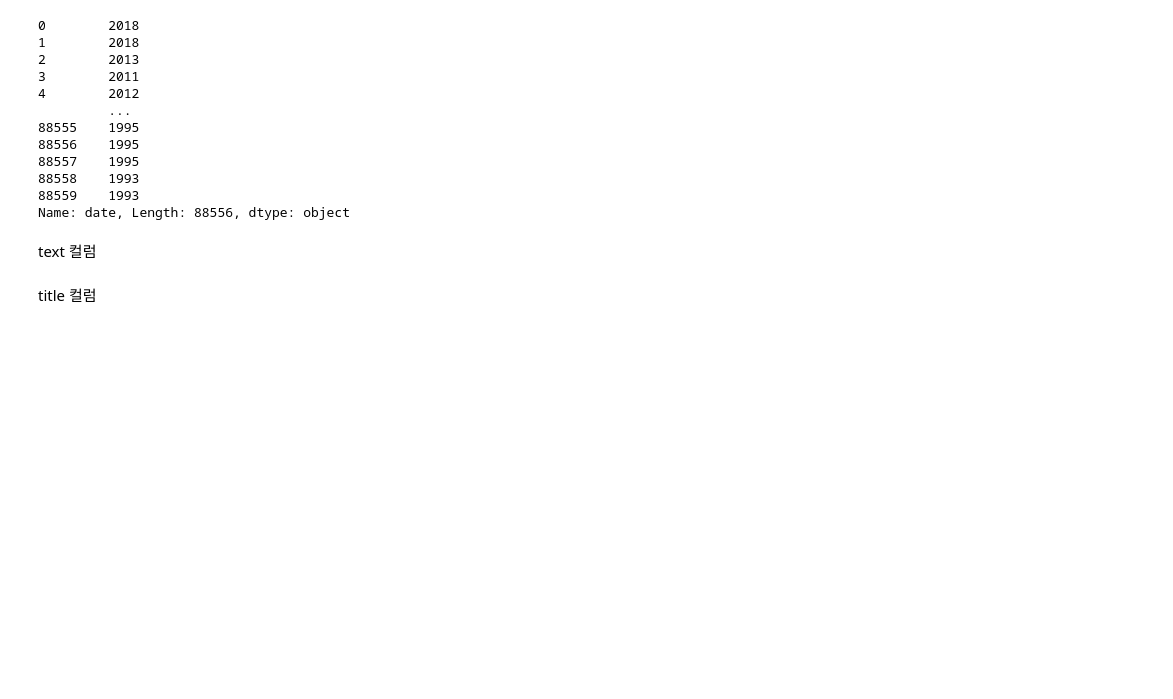
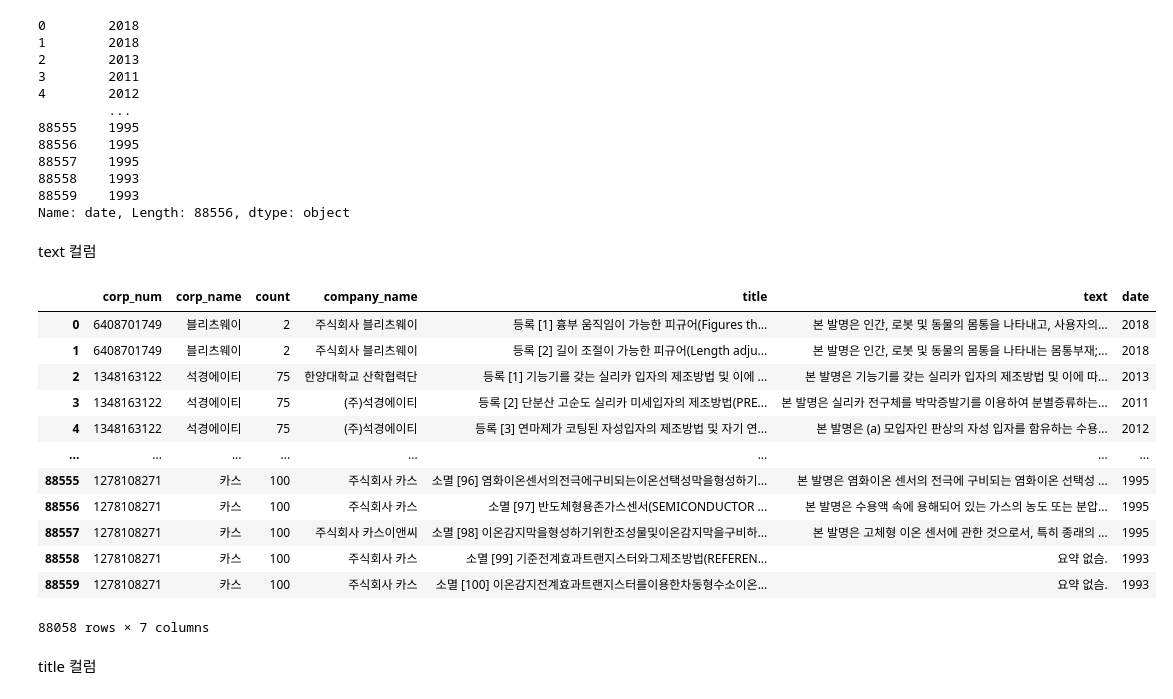
Before and after one commit to March-of-the-Ants/ESG-Rating-System, a Jupyter notebook: preprocessing/patent/patent_preprocessing.ipynb, the cells around one changed output. Drawn from its saved outputs; the diff is of its cells as text; code cells hidden in the pictures; blank space fills up the shorter version.

```diff
--- a/preprocessing/patent/patent_preprocessing.ipynb
+++ b/preprocessing/patent/patent_preprocessing.ipynb
@@ -61,6 +61,21 @@ text 컬럼
 # %%
 # null인 경우, 실제 값도 '내용 없음' 이며 특허등록 상태가 아님 -> 498건 삭제
 patent = patent.dropna(subset=['text'])
+patent
+# %% [output]
+|  | corp_num | corp_name | count | company_name | title | text | date |
+| 0 | 6408701749 | 블리츠웨이 | 2 | 주식회사 블리츠웨이 | 등록 [1] 흉부 움직임이 가능한 피규어(Figures th... | 본 발명은 인간, 로봇 및 동물의 몸통을 나타내고, 사용자의... | 2018 |
+| 1 | 6408701749 | 블리츠웨이 | 2 | 주식회사 블리츠웨이 | 등록 [2] 길이 조절이 가능한 피규어(Length adju... | 본 발명은 인간, 로봇 및 동물의 몸통을 나타내는 몸통부재;... | 2018 |
+| 2 | 1348163122 | 석경에이티 | 75 | 한양대학교 산학협력단 | 등록 [1] 기능기를 갖는 실리카 입자의 제조방법 및 이에 ... | 본 발명은 기능기를 갖는 실리카 입자의 제조방법 및 이에 따... | 2013 |
+| 3 | 1348163122 | 석경에이티 | 75 | (주)석경에이티 | 등록 [2] 단분산 고순도 실리카 미세입자의 제조방법(PRE... | 본 발명은 실리카 전구체를 박막증발기를 이용하여 분별증류하는... | 2011 |
+| 4 | 1348163122 | 석경에이티 | 75 | (주)석경에이티 | 등록 [3] 연마제가 코팅된 자성입자의 제조방법 및 자기 연... | 본 발명은 (a) 모입자인 판상의 자성 입자를 함유하는 수용... | 2012 |
+| ... | ... | ... | ... | ... | ... | ... | ... |
+| 88555 | 1278108271 | 카스 | 100 | 주식회사 카스 | 소멸 [96] 염화이온센서의전극에구비되는이온선택성막을형성하기... | 본 발명은 염화이온 센서의 전극에 구비되는 염화이온 선택성 ... | 1995 |
+| 88556 | 1278108271 | 카스 | 100 | 주식회사 카스 | 소멸 [97] 반도체형용존가스센서(SEMICONDUCTOR ... | 본 발명은 수용액 속에 용해되어 있는 가스의 농도 또는 분압... | 1995 |
+| 88557 | 1278108271 | 카스 | 100 | 주식회사 카스이앤씨 | 소멸 [98] 이온감지막을형성하기위한조성물및이온감지막을구비하... | 본 발명은 고체형 이온 센서에 관한 것으로서, 특히 종래의 ... | 1995 |
+| 88558 | 1278108271 | 카스 | 100 | 주식회사 카스 | 소멸 [99] 기준전계효과트랜지스터와그제조방법(REFEREN... | 요약 없슴. | 1993 |
+| 88559 | 1278108271 | 카스 | 100 | 주식회사 카스 | 소멸 [100] 이온감지전계효과트랜지스터를이용한차동형수소이온... | 요약 없슴. | 1993 |
+88058 rows × 7 columns
 # %%
 # 텍스트 전처리
 def preprocessing(str):
```
Also changed, not shown: parts of 2 cells of this notebook, 2 other files.
